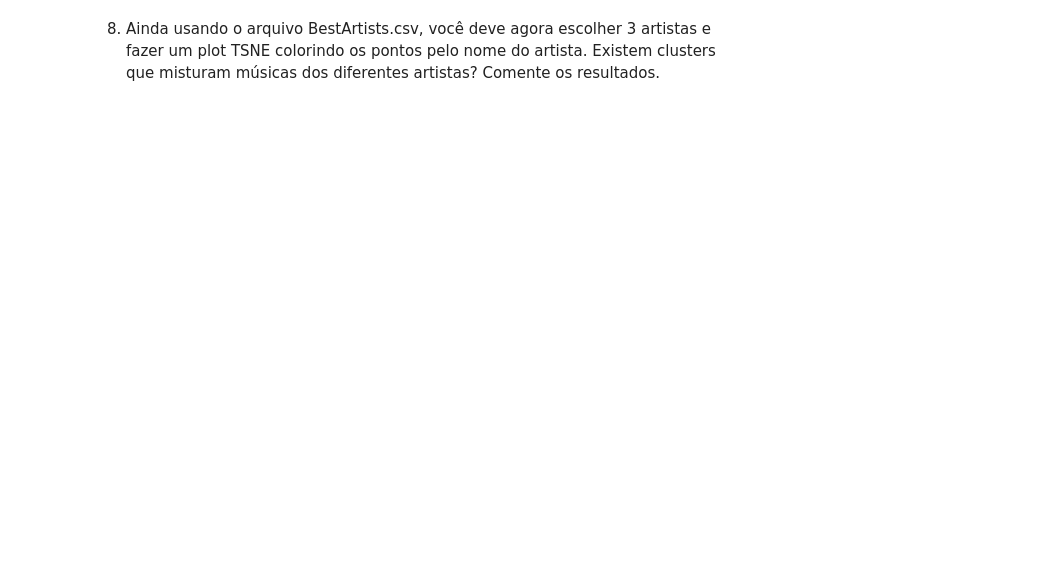
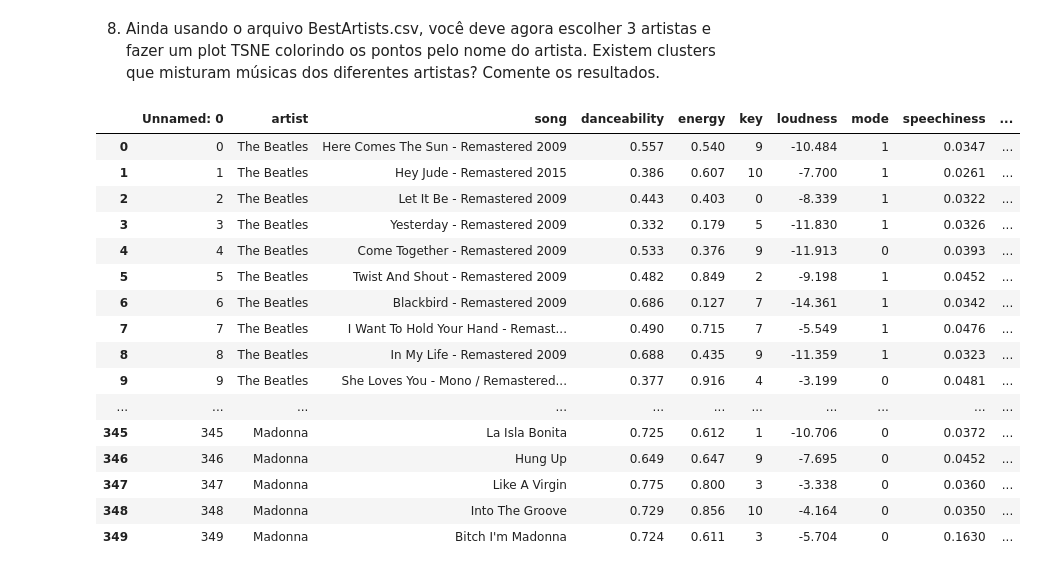
Before and after one commit to gisele-mgs/giselemms, a Jupyter notebook: Exercício_Spotify.ipynb, the cells around one changed output. Drawn from its saved outputs; the diff is of its cells as text; code cells hidden in the pictures; blank space fills up the shorter version.

```diff
--- a/Exercício_Spotify.ipynb
+++ b/Exercício_Spotify.ipynb
@@ -85,2 +296,23 @@ Principais características do conjunto de dados:
 # %% [markdown]
 8. Ainda usando o arquivo BestArtists.csv, você deve agora escolher 3 artistas e fazer um plot TSNE colorindo os pontos pelo nome do artista. Existem clusters que misturam músicas dos diferentes artistas? Comente os resultados.
+# %%
+row_top3 = df_artists[df_artists['artist'].isin(['Madonna', 'The Beatles', 'Michael Jackson'])]
+row_top3
+# %% [output]
+|  | Unnamed: 0 | artist | song | danceability | energy | key | loudness | mode | speechiness | ... |
+| 0 | 0 | The Beatles | Here Comes The Sun - Remastered 2009 | 0.557 | 0.540 | 9 | -10.484 | 1 | 0.0347 | ... |
+| 1 | 1 | The Beatles | Hey Jude - Remastered 2015 | 0.386 | 0.607 | 10 | -7.700 | 1 | 0.0261 | ... |
+| 2 | 2 | The Beatles | Let It Be - Remastered 2009 | 0.443 | 0.403 | 0 | -8.339 | 1 | 0.0322 | ... |
+| 3 | 3 | The Beatles | Yesterday - Remastered 2009 | 0.332 | 0.179 | 5 | -11.830 | 1 | 0.0326 | ... |
+| 4 | 4 | The Beatles | Come Together - Remastered 2009 | 0.533 | 0.376 | 9 | -11.913 | 0 | 0.0393 | ... |
+| 5 | 5 | The Beatles | Twist And Shout - Remastered 2009 | 0.482 | 0.849 | 2 | -9.198 | 1 | 0.0452 | ... |
+| 6 | 6 | The Beatles | Blackbird - Remastered 2009 | 0.686 | 0.127 | 7 | -14.361 | 1 | 0.0342 | ... |
+| 7 | 7 | The Beatles | I Want To Hold Your Hand - Remast... | 0.490 | 0.715 | 7 | -5.549 | 1 | 0.0476 | ... |
+| 8 | 8 | The Beatles | In My Life - Remastered 2009 | 0.688 | 0.435 | 9 | -11.359 | 1 | 0.0323 | ... |
+| 9 | 9 | The Beatles | She Loves You - Mono / Remastered... | 0.377 | 0.916 | 4 | -3.199 | 0 | 0.0481 | ... |
+| ... | ... | ... | ... | ... | ... | ... | ... | ... | ... | ... |
+| 345 | 345 | Madonna | La Isla Bonita | 0.725 | 0.612 | 1 | -10.706 | 0 | 0.0372 | ... |
+| 346 | 346 | Madonna | Hung Up | 0.649 | 0.647 | 9 | -7.695 | 0 | 0.0452 | ... |
+| 347 | 347 | Madonna | Like A Virgin | 0.775 | 0.800 | 3 | -3.338 | 0 | 0.0360 | ... |
+| 348 | 348 | Madonna | Into The Groove | 0.729 | 0.856 | 10 | -4.164 | 0 | 0.0350 | ... |
+| 349 | 349 | Madonna | Bitch I'm Madonna | 0.724 | 0.611 | 3 | -5.704 | 0 | 0.1630 | ... |
```
Also changed, not shown: parts of 24 cells of this notebook.
